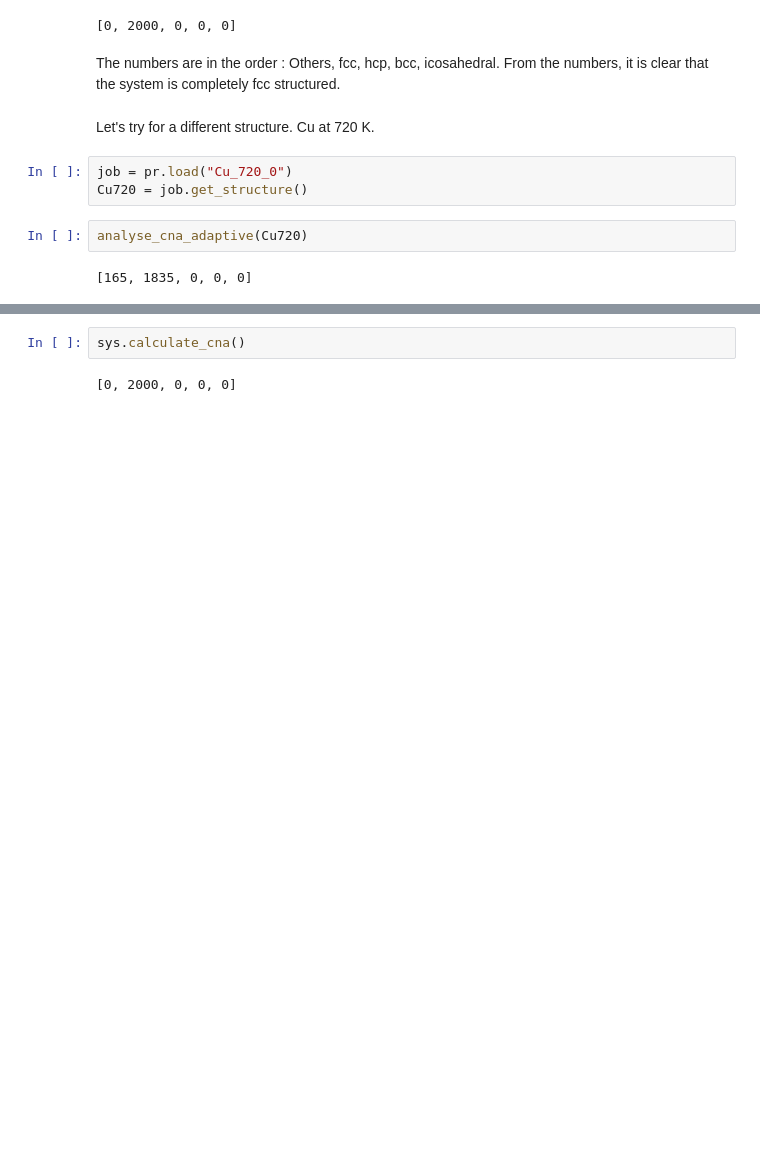
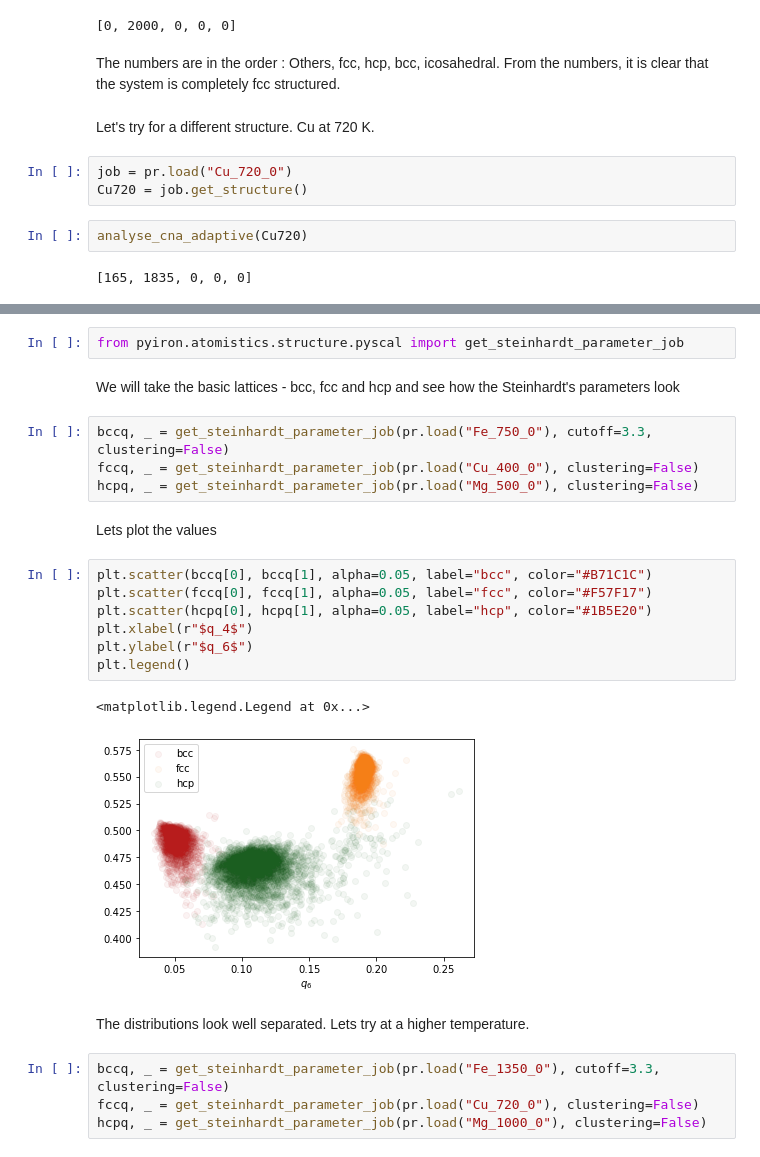
Before and after one commit to pyiron/ADIS-workshop-2020, a Jupyter notebook: notebooks/structural_distinction.ipynb, the cells around one changed output, grey strips where cells are left out. Cells and saved outputs as stored; diff of their text form; blank space fills up the shorter version.

```diff
--- a/notebooks/structural_distinction.ipynb
+++ b/notebooks/structural_distinction.ipynb
@@ -140,4 +143,26 @@ This is a simple ta
-# %%
-sys.calculate_cna()
-# %% [output]
-[0, 2000, 0, 0, 0]
+# %%
+from pyiron.atomistics.structure.pyscal import get_steinhardt_parameter_job
+# %% [markdown]
+We will take the basic lattices - bcc, fcc and hcp and see how the Steinhardt's parameters look
+# %%
+bccq, _ = get_steinhardt_parameter_job(pr.load("Fe_750_0"), cutoff=3.3, clustering=False)
+fccq, _ = get_steinhardt_parameter_job(pr.load("Cu_400_0"), clustering=False)
+hcpq, _ = get_steinhardt_parameter_job(pr.load("Mg_500_0"), clustering=False)
+# %% [markdown]
+Lets plot the values
+# %%
+plt.scatter(bccq[0], bccq[1], alpha=0.05, label="bcc", color="#B71C1C")
+plt.scatter(fccq[0], fccq[1], alpha=0.05, label="fcc", color="#F57F17")
+plt.scatter(hcpq[0], hcpq[1], alpha=0.05, label="hcp", color="#1B5E20")
+plt.xlabel(r"$q_4$")
+plt.ylabel(r"$q_6$")
+plt.legend()
+# %% [output]
+<matplotlib.legend.Legend at 0x...>
+[figure, added]
+# %% [markdown]
+The distributions look well separated. Lets try at a higher temperature.
+# %%
+bccq, _ = get_steinhardt_parameter_job(pr.load("Fe_1350_0"), cutoff=3.3, clustering=False)
+fccq, _ = get_steinhardt_parameter_job(pr.load("Cu_720_0"), clustering=False)
+hcpq, _ = get_steinhardt_parameter_job(pr.load("Mg_1000_0"), clustering=False)
```
Also changed, not shown: parts of 18 cells of this notebook.
